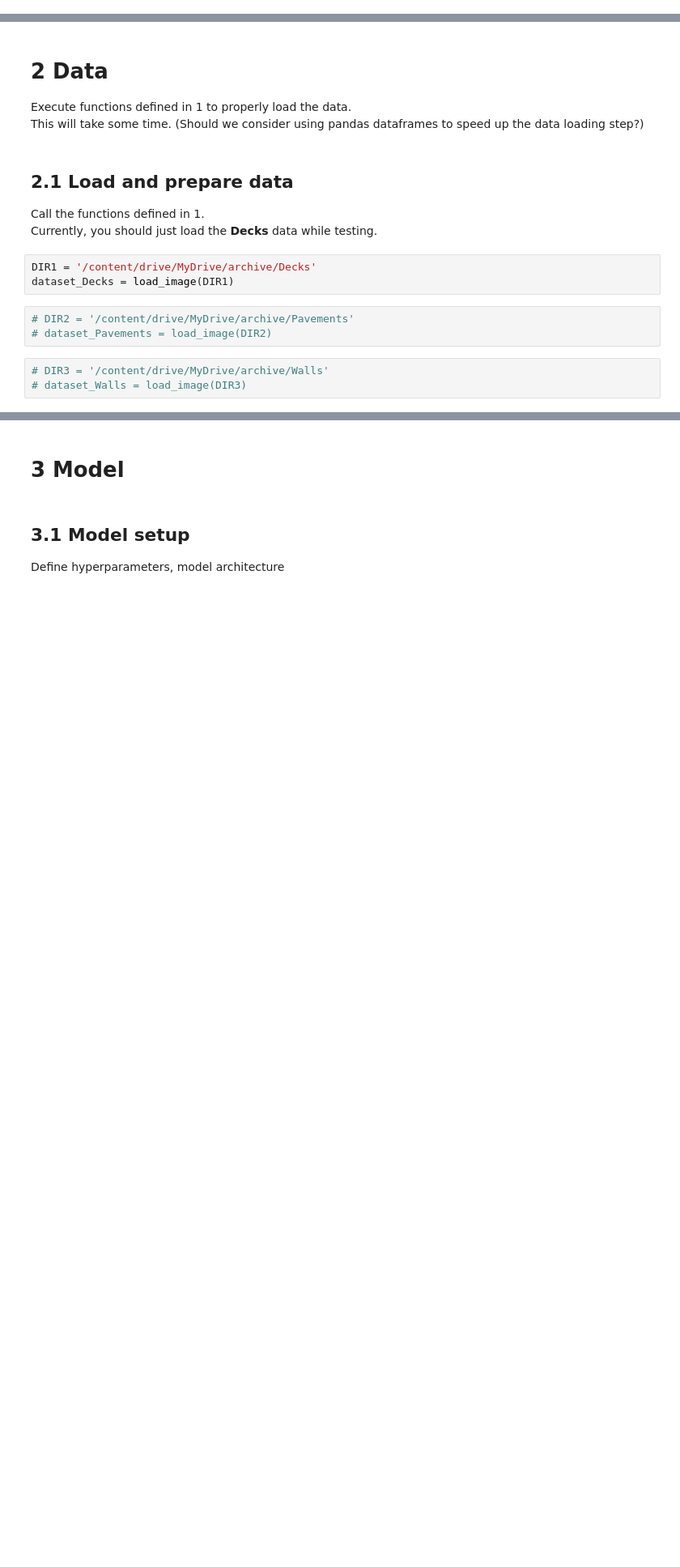
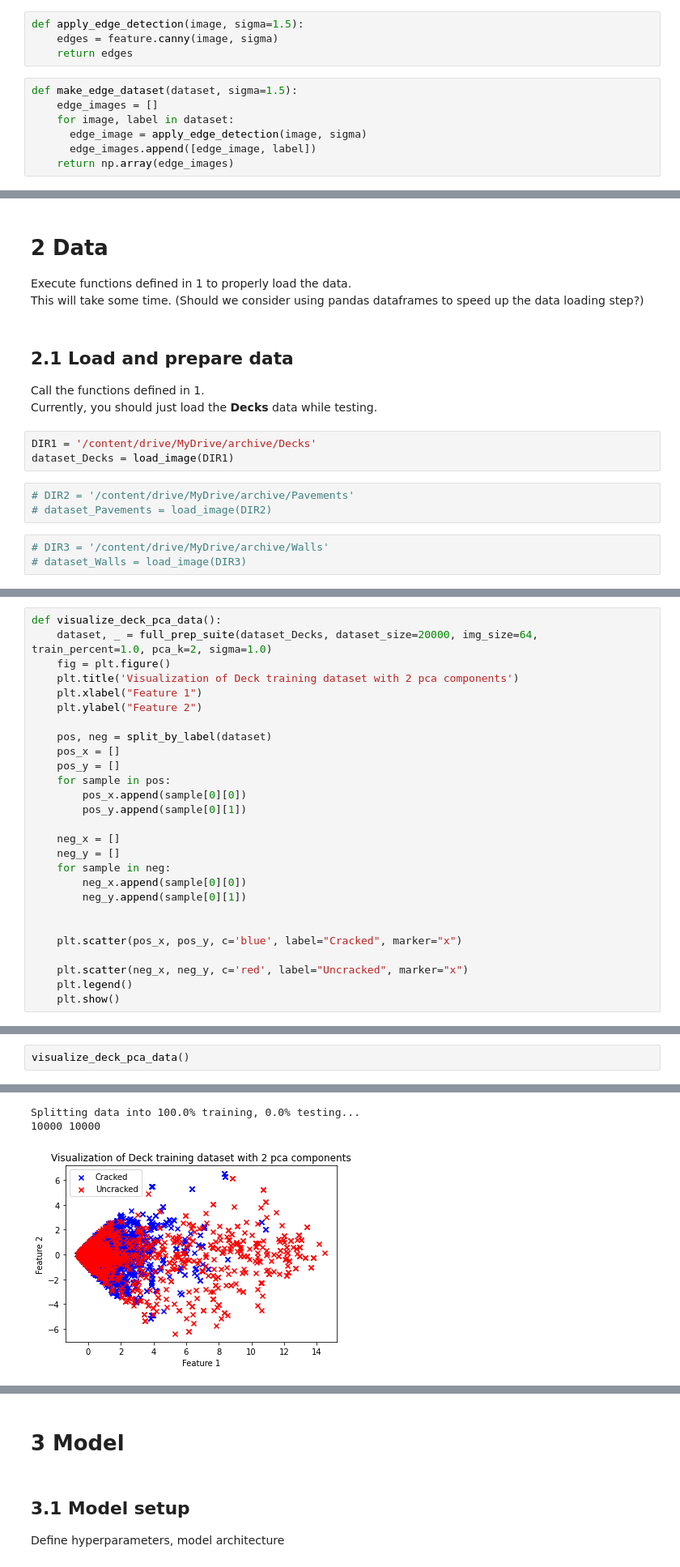
Before and after one commit to Anderson-Zeng/CS-7641, a Jupyter notebook: 7641_project_setup.ipynb, the cells around one changed output, grey strips where cells are left out. Shown: that part at 81% size. Cells and saved outputs as stored; diff of their text form; blank space fills up the shorter version.

```diff
--- a/7641_project_setup.ipynb
+++ b/7641_project_setup.ipynb
@@ -680,0 +877,11 @@ def full_data_prep(dataset, noise_percents=(0.05, 0.05, 0.10), training_percent=
+# %%
+def apply_edge_detection(image, sigma=1.5):
+    edges = feature.canny(image, sigma)
+    return edges
+# %%
+def make_edge_dataset(dataset, sigma=1.5):
+    edge_images = []
+    for image, label in dataset:
+      edge_image = apply_edge_detection(image, sigma)
+      edge_images.append([edge_image, label])
+    return np.array(edge_images)
@@ -737,0 +973,27 @@ We're going to need to apply dimensionality reduction at some point.
+# %%
+def visualize_deck_pca_data():
+    dataset, _ = full_prep_suite(dataset_Decks, dataset_size=20000, img_size=64, train_percent=1.0, pca_k=2, sigma=1.0)
+    fig = plt.figure()
+    plt.title('Visualization of Deck training dataset with 2 pca components')
+    plt.xlabel("Feature 1")
+    plt.ylabel("Feature 2")
+
+    pos, neg = split_by_label(dataset)
+    pos_x = []
+    pos_y = []
+    for sample in pos:
+        pos_x.append(sample[0][0])
+        pos_y.append(sample[0][1])
+
+    neg_x = []
+    neg_y = []
+    for sample in neg:
+        neg_x.append(sample[0][0])
+        neg_y.append(sample[0][1])
+
+
+    plt.scatter(pos_x, pos_y, c='blue', label="Cracked", marker="x")
+
+    plt.scatter(neg_x, neg_y, c='red', label="Uncracked", marker="x")
+    plt.legend()
+    plt.show()
@@ -737,0 +1023,3 @@ We're going to need to apply dimensionality reduction at some point.
+# %%
+visualize_deck_pca_data()
+# %% [output]
@@ -737,0 +1034,3 @@ We're going to need to apply dimensionality reduction at some point.
+Splitting data into 100.0% training, 0.0% testing...
+10000 10000
+[figure, added]
```
Also changed, not shown: parts of 118 cells of this notebook, 2 other files.
